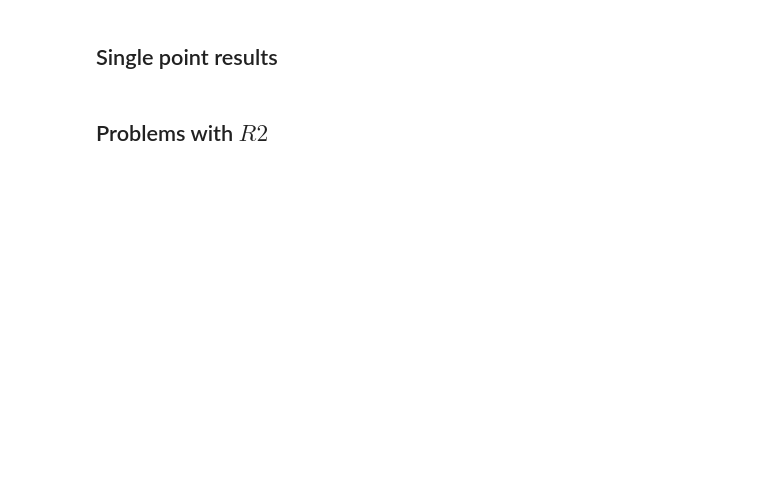
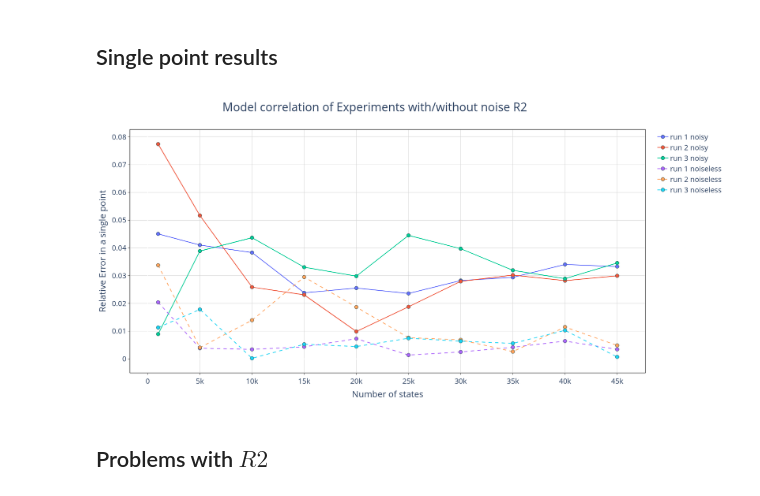
Before and after one commit to 4df31/QD-Biexciton-cascade-and-polarization-orientation-effect-on-QKD-protocol-E91, a Jupyter notebook: Plots.ipynb, the cells around one changed output. Saved outputs shown, nothing was run; the diff lists cells and outputs as text; code cells hidden in the pictures; blank space fills up the shorter version.

```diff
--- a/Plots.ipynb
+++ b/Plots.ipynb
@@ -649,7 +631,7 @@ fig = make_subplots(
 #"""
 fig.add_trace(
     go.Scatter(
-        x=df_single_pt_noisy['Nstates'],
+        x=df_single_pt_noisy['N_states'],
         y=df_single_pt_noisy['run 1'],
         mode='lines+markers',
         name='run 1 noisy',
@@ -659,7 +641,7 @@ fig.add_trace(
 )
 fig.add_trace(
     go.Scatter(
-        x=df_single_pt_noisy['Nstates'],
+        x=df_single_pt_noisy['N_states'],
         y=df_single_pt_noisy['run 2'],
         mode='lines+markers',
         name='run 2 noisy',
@@ -670,7 +652,7 @@ fig.add_trace(
 #"""
 fig.add_trace(
     go.Scatter(
-        x=df_single_pt_noisy['Nstates'],
+        x=df_single_pt_noisy['N_states'],
         y=df_single_pt_noisy['run 3'],
         mode='lines+markers',
         name='run 3 noisy',
@@ -681,7 +663,7 @@ fig.add_trace(
 #"""
 fig.add_trace(
     go.Scatter(
-        x=df_single_pt_noiseless['Nstates'],
+        x=df_single_pt_noiseless['N_states'],
         y=df_single_pt_noiseless['run 1'],
         mode='lines+markers',
         name='run 1 noiseless',
@@ -691,7 +673,7 @@ fig.add_trace(
 )
 fig.add_trace(
     go.Scatter(
-        x=df_single_pt_noiseless['Nstates'],
+        x=df_single_pt_noiseless['N_states'],
         y=df_single_pt_noiseless['run 2'],
         mode='lines+markers',
         name='run 2 noiseless',
@@ -702,7 +684,7 @@ fig.add_trace(
 #"""
 fig.add_trace(
     go.Scatter(
-        x=df_single_pt_noiseless['Nstates'],
+        x=df_single_pt_noiseless['N_states'],
         y=df_single_pt_noiseless['run 3'],
         mode='lines+markers',
         name='run 3 noiseless',
@@ -711,40 +693,42 @@ fig.add_trace(
     row=1, col=1
 )
 
-#fig.update_traces(marker=dict(size=15, line=dict(width=1, color='DarkSlateGrey')))
+fig.update_traces(marker=dict(size=10, line=dict(width=1, color='DarkSlateGrey')))
 fig.update_layout(
     height = 844,
     width = 1500,
     font=dict(size=20),
     paper_bgcolor='white',
     plot_bgcolor='white',
     title={
         'text': "Model correlation of Experiments with/without noise R2",
         'font': {'size': 32},
         'x' :0.2
     },
     #title_text="Root Mean Squared Error"
 )
 fig.update_xaxes(
     mirror=True,
     ticks='outside',
     showline=True,
     linecolor='black',
     gridcolor='lightgrey',
     title_text='Number of states'
 
 )
 fig.update_yaxes(
     mirror=True,
     ticks='outside',
     showline=True,
     zeroline=True,
     linecolor='black',
     gridcolor='lightgrey',
     #type='log',
     title_text='Relative Error in a single point'
 )
 fig.show()
+# %% [output]
+[figure, added]
 # %% [markdown]
 ## Problems with $R{2}$
 # %%
```
Also changed, not shown: parts of 24 cells of this notebook, 6 other files.
